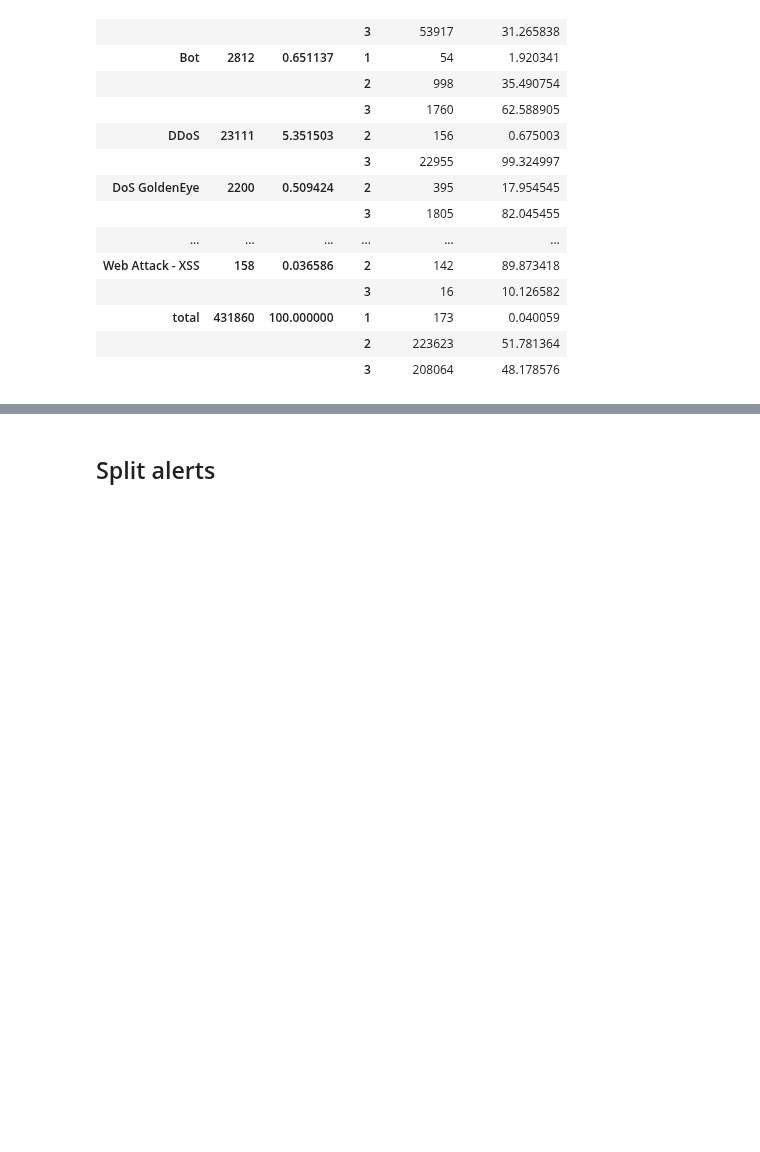
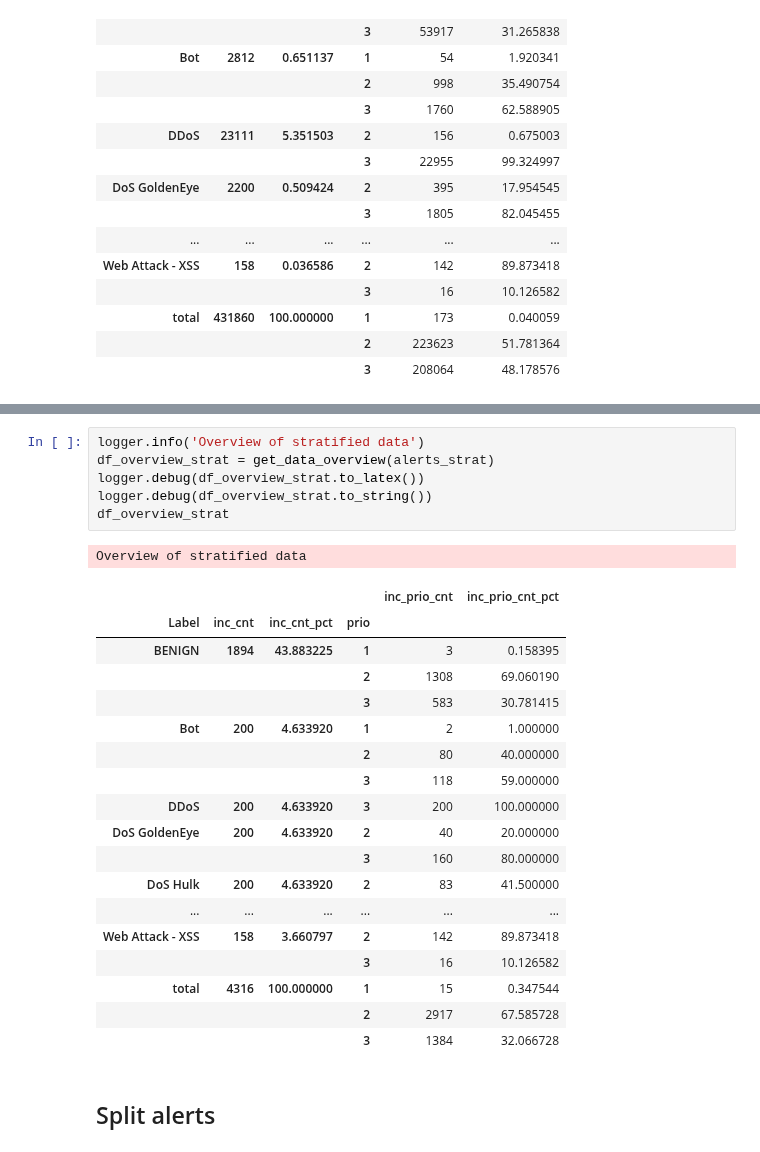
Before and after one commit to kidmose/lstm-rnn-correlation, a Jupyter notebook: preprocessing/cic-ids-2017/preprocessing.ipynb, the cells around one changed output, grey strips where cells are left out. Cells and saved outputs as stored; diff of their text form; blank space fills up the shorter version.

```diff
--- a/preprocessing/cic-ids-2017/preprocessing.ipynb
+++ b/preprocessing/cic-ids-2017/preprocessing.ipynb
@@ -416,3 +503,29 @@ Overview of labelled data
+# %%
+logger.info('Overview of stratified data')
+df_overview_strat = get_data_overview(alerts_strat)
+logger.debug(df_overview_strat.to_latex())
+logger.debug(df_overview_strat.to_string())
+df_overview_strat
+# %% [output]
+Overview of stratified data
+|  |  |  |  | inc_prio_cnt | inc_prio_cnt_pct |
+| Label | inc_cnt | inc_cnt_pct | prio |  |  |
+| BENIGN | 1894 | 43.883225 | 1 | 3 | 0.158395 |
+|  |  |  | 2 | 1308 | 69.060190 |
+|  |  |  | 3 | 583 | 30.781415 |
+| Bot | 200 | 4.633920 | 1 | 2 | 1.000000 |
+|  |  |  | 2 | 80 | 40.000000 |
+|  |  |  | 3 | 118 | 59.000000 |
+| DDoS | 200 | 4.633920 | 3 | 200 | 100.000000 |
+| DoS GoldenEye | 200 | 4.633920 | 2 | 40 | 20.000000 |
+|  |  |  | 3 | 160 | 80.000000 |
+| DoS Hulk | 200 | 4.633920 | 2 | 83 | 41.500000 |
+| ... | ... | ... | ... | ... | ... |
+| Web Attack - XSS | 158 | 3.660797 | 2 | 142 | 89.873418 |
+|  |  |  | 3 | 16 | 10.126582 |
+| total | 4316 | 100.000000 | 1 | 15 | 0.347544 |
+|  |  |  | 2 | 2917 | 67.585728 |
+|  |  |  | 3 | 1384 | 32.066728 |
 # %% [markdown]
 ## Split alerts
 # %%
```
Also changed, not shown: parts of 5 cells of this notebook.
